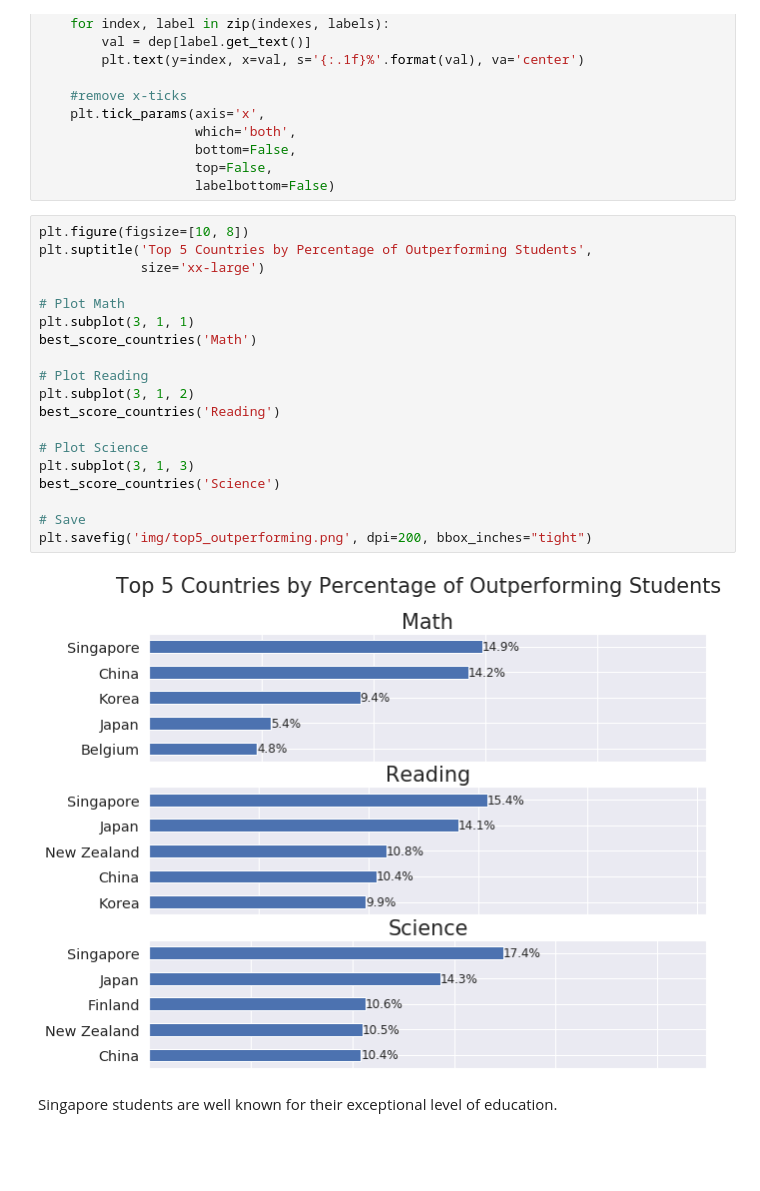
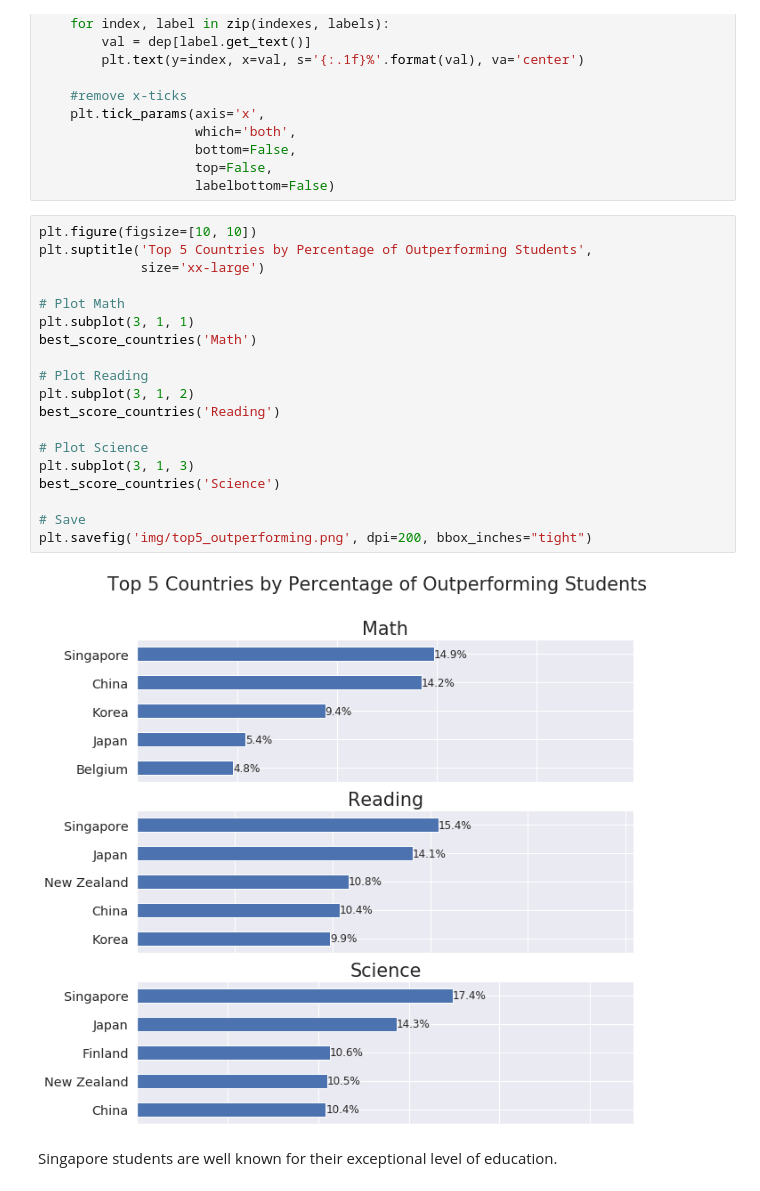
Before and after one commit to yamontv/pisa2012_visualization, a Jupyter notebook: exploration.ipynb, the cells around one changed output. Drawn from its saved outputs; the diff is of its cells as text; blank space fills up the shorter version.

```diff
--- a/exploration.ipynb
+++ b/exploration.ipynb
@@ -403,26 +403,26 @@ def best_score_countries(score):
                     top=False,
                     labelbottom=False)
 # %%
-plt.figure(figsize=[10, 8])
+plt.figure(figsize=[10, 10])
 plt.suptitle('Top 5 Countries by Percentage of Outperforming Students',
              size='xx-large')
 
 # Plot Math
 plt.subplot(3, 1, 1)
 best_score_countries('Math')
 
 # Plot Reading
 plt.subplot(3, 1, 2)
 best_score_countries('Reading')
 
 # Plot Science
 plt.subplot(3, 1, 3)
 best_score_countries('Science')
 
 # Save
 plt.savefig('img/top5_outperforming.png', dpi=200, bbox_inches="tight")
 # %% [output]
-[figure, old version]
+[figure, new version]
 # %% [markdown]
 Singapore students are well known for their exceptional level of education.
 # %% [markdown]
```
Also changed, not shown: parts of 18 cells of this notebook, 17 other files.
